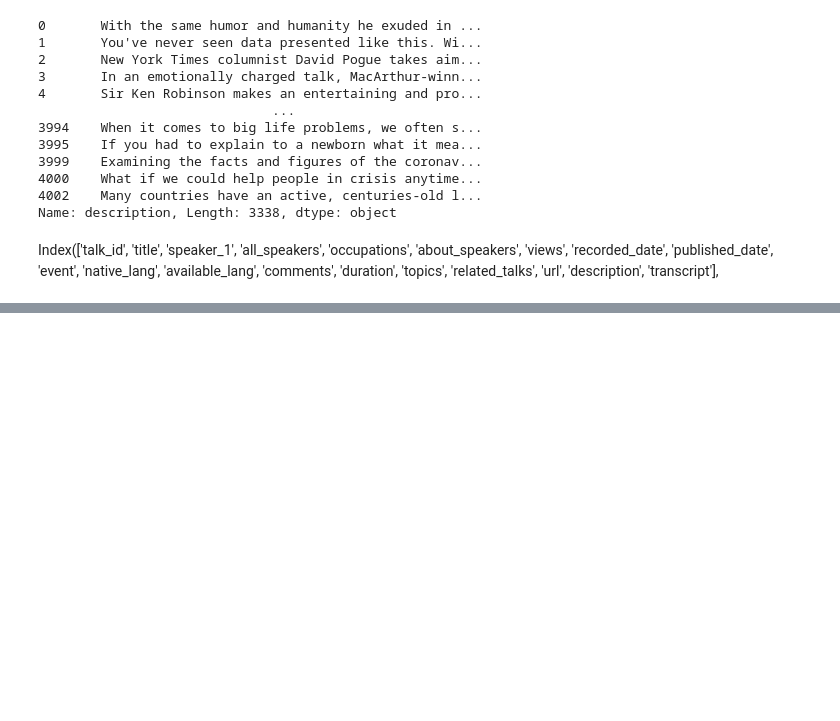
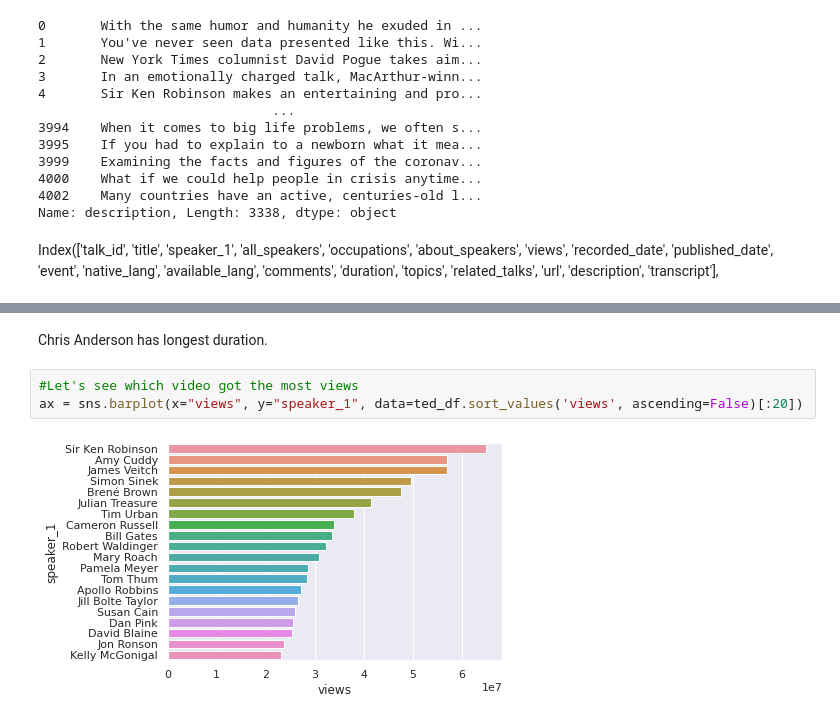
Before and after one commit to Shubham080997/TED_VIEWS-, a Jupyter notebook: TED_VIEWS.ipynb, the cells around one changed output, grey strips where cells are left out. Drawn from its saved outputs; the diff is of its cells as text; blank space fills up the shorter version.

```diff
--- a/TED_VIEWS.ipynb
+++ b/TED_VIEWS.ipynb
@@ -168,0 +175,7 @@ ted_df['published_date'].value_counts().sort_values(ascending=False).head(10).pl
+# %% [markdown]
+Chris Anderson has longest duration.
+# %%
+#Let's see which video got the most views
+ax = sns.barplot(x="views", y="speaker_1", data=ted_df.sort_values('views', ascending=False)[:20])
+# %% [output]
+[figure, added]
```
Also changed, not shown: parts of 36 cells of this notebook.
